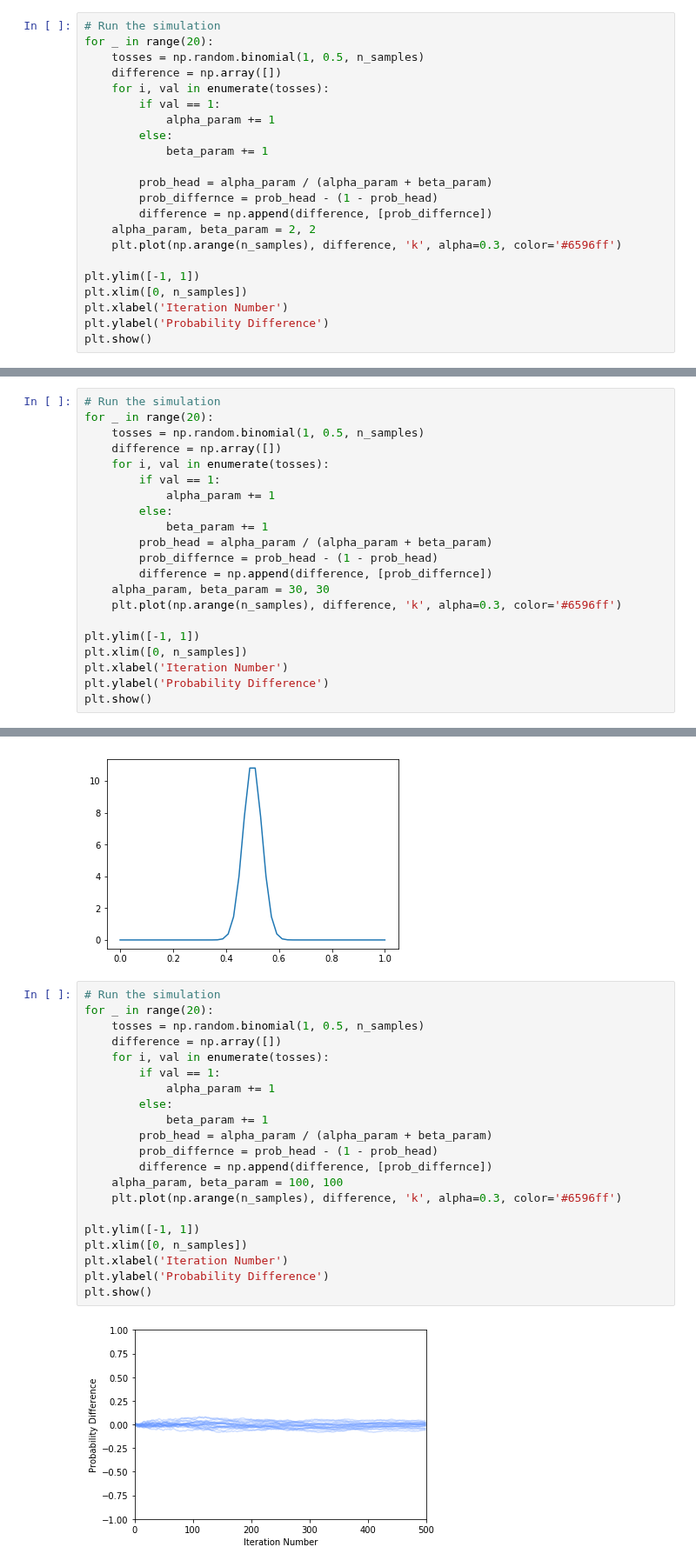
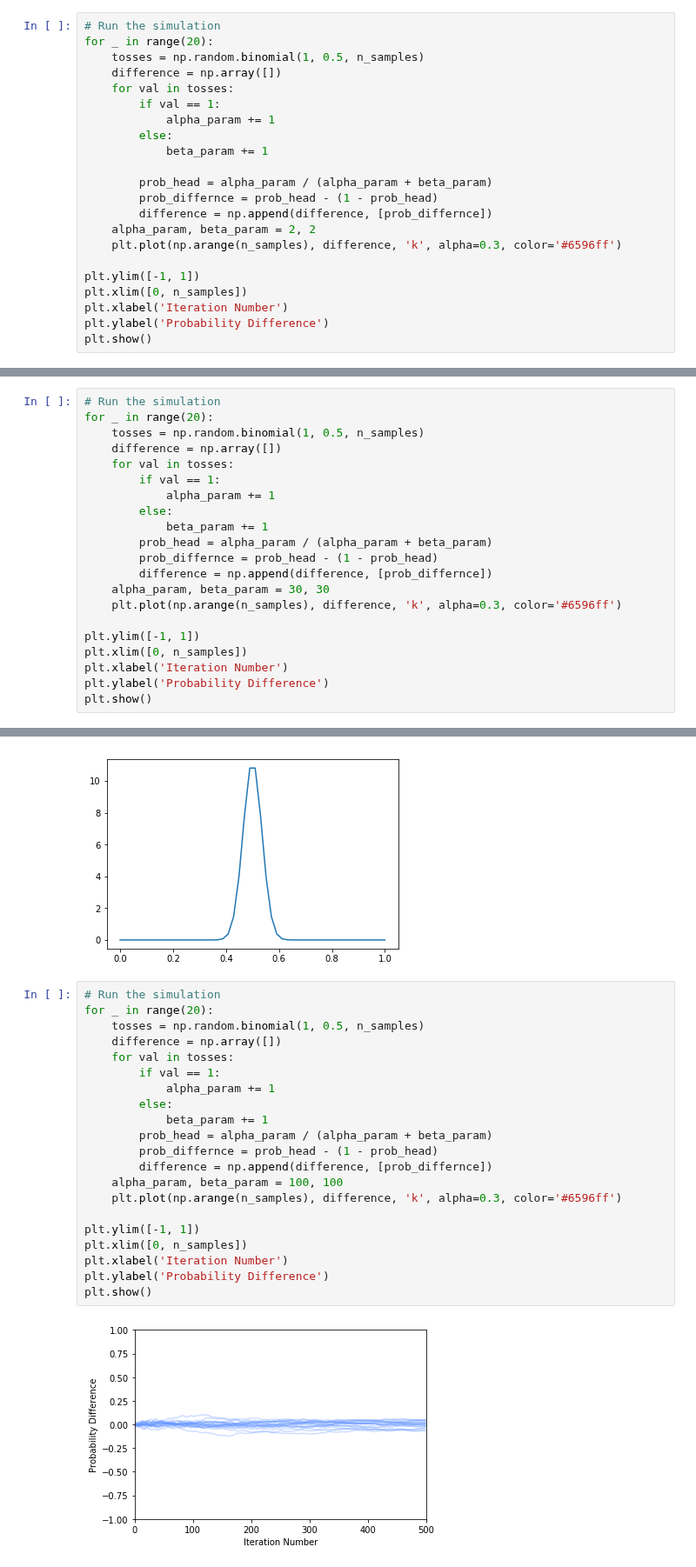
Before and after one commit to harpalsahota/DataScience, a Jupyter notebook: AB_testing/estimation_paths.ipynb, the cells around one changed output, grey strips where cells are left out. Shown at 87% size. Saved outputs shown, nothing was run; the diff lists cells and outputs as text.

```diff
--- a/AB_testing/estimation_paths.ipynb
+++ b/AB_testing/estimation_paths.ipynb
@@ -79,7 +83,7 @@ Having a weak prior results in a very wide distribution. This is due to a lack o
 for _ in range(20):
     tosses = np.random.binomial(1, 0.5, n_samples)
     difference = np.array([])
-    for i, val in enumerate(tosses):
+    for val in tosses:
         if val == 1:
             alpha_param += 1
         else:
@@ -124,7 +128,7 @@ A much narrower distribution, due to more evidence we are more certain where the
 for _ in range(20):
     tosses = np.random.binomial(1, 0.5, n_samples)
     difference = np.array([])
-    for i, val in enumerate(tosses):
+    for val in tosses:
         if val == 1:
             alpha_param += 1
         else:
@@ -164,26 +168,26 @@ plt.show()
 # %%
 # Run the simulation
 for _ in range(20):
     tosses = np.random.binomial(1, 0.5, n_samples)
     difference = np.array([])
-    for i, val in enumerate(tosses):
+    for val in tosses:
         if val == 1:
             alpha_param += 1
         else:
             beta_param += 1
         prob_head = alpha_param / (alpha_param + beta_param)
         prob_differnce = prob_head - (1 - prob_head)
         difference = np.append(difference, [prob_differnce])
     alpha_param, beta_param = 100, 100
     plt.plot(np.arange(n_samples), difference, 'k', alpha=0.3, color='#6596ff')
 
 plt.ylim([-1, 1])
 plt.xlim([0, n_samples])
 plt.xlabel('Iteration Number')
 plt.ylabel('Probability Difference')
 plt.show()
 # %% [output]
-[figure, old version]
+[figure, new version]
 # %% [markdown]
 Very stable paths, this is because with a more informed prior it takes and increased amount of evidence to alter the path.
 
```
Also changed, not shown: parts of 13 cells of this notebook.
